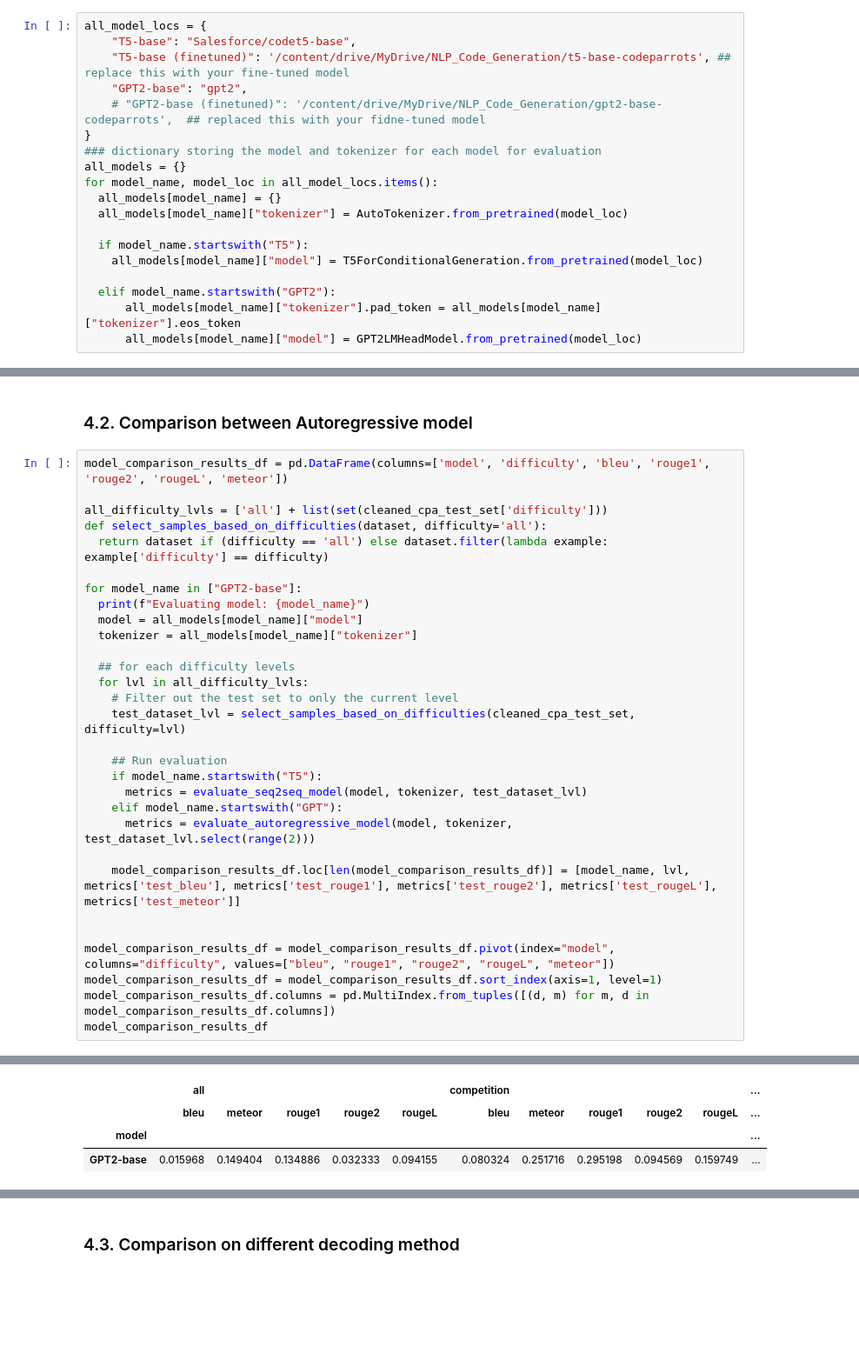
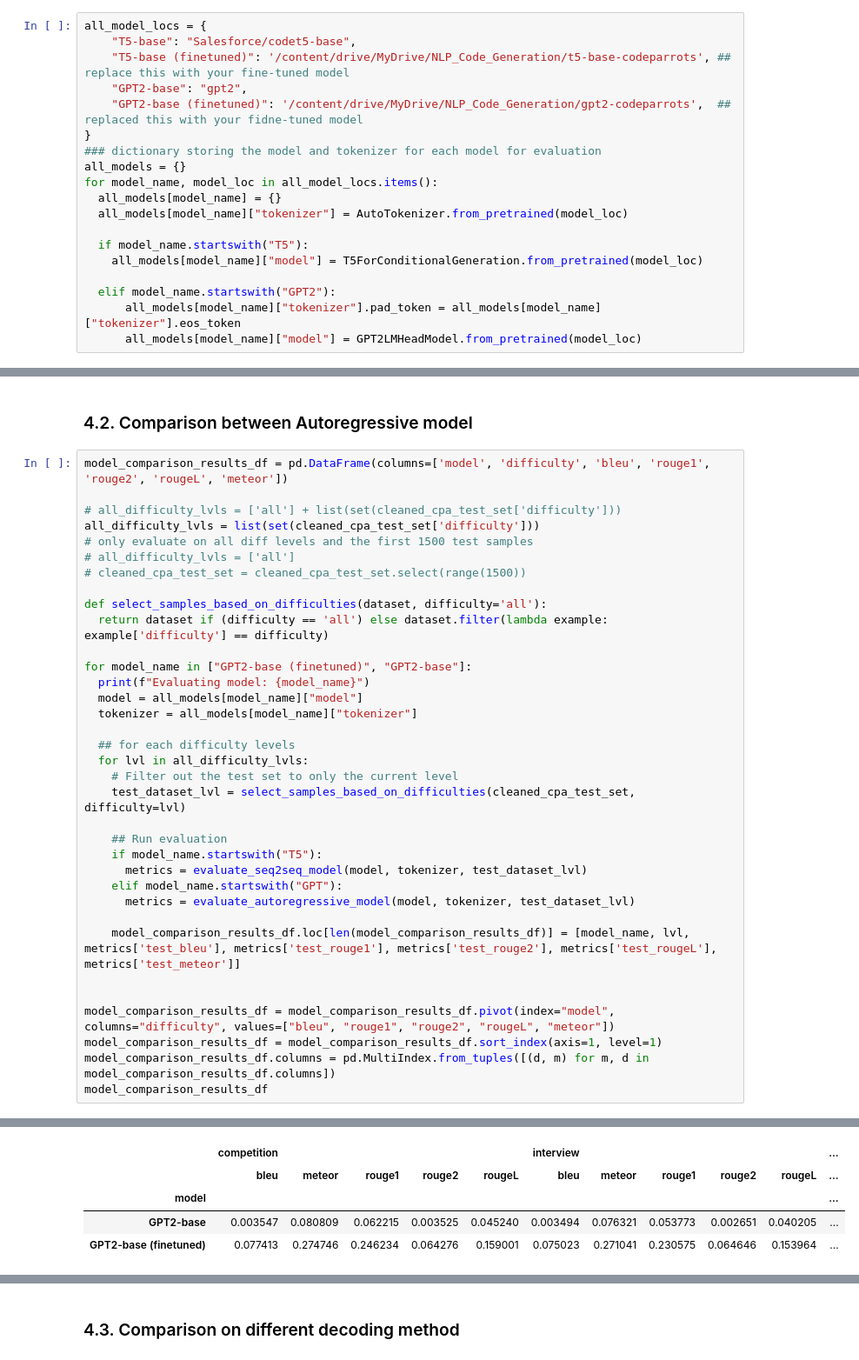
Before and after one commit to 18520339/python-auto-coder, a Jupyter notebook: code_generation_evaluation.ipynb, the cells around one changed output, grey strips where cells are left out. Shown at 87% size. Drawn from its saved outputs; the diff is of its cells as text; blank space fills up the shorter version.

```diff
--- a/code_generation_evaluation.ipynb
+++ b/code_generation_evaluation.ipynb
@@ -107,7 +99,7 @@ all_model_locs = {
     "T5-base": "Salesforce/codet5-base",
     "T5-base (finetuned)": '/content/drive/MyDrive/NLP_Code_Generation/t5-base-codeparrots', ## replace this with your fine-tuned model
     "GPT2-base": "gpt2",
-    # "GPT2-base (finetuned)": '/content/drive/MyDrive/NLP_Code_Generation/gpt2-base-codeparrots',  ## replaced this with your fidne-tuned model
+    "GPT2-base (finetuned)": '/content/drive/MyDrive/NLP_Code_Generation/gpt2-codeparrots',  ## replaced this with your fidne-tuned model
 }
 ### dictionary storing the model and tokenizer for each model for evaluation
 all_models = {}
@@ -298,11 +322,16 @@ Evaluating model: T5-base
 # %%
 model_comparison_results_df = pd.DataFrame(columns=['model', 'difficulty', 'bleu', 'rouge1', 'rouge2', 'rougeL', 'meteor'])
 
-all_difficulty_lvls = ['all'] + list(set(cleaned_cpa_test_set['difficulty']))
+# all_difficulty_lvls = ['all'] + list(set(cleaned_cpa_test_set['difficulty']))
+all_difficulty_lvls = list(set(cleaned_cpa_test_set['difficulty']))
+# only evaluate on all diff levels and the first 1500 test samples
+# all_difficulty_lvls = ['all']
+# cleaned_cpa_test_set = cleaned_cpa_test_set.select(range(1500))
+
 def select_samples_based_on_difficulties(dataset, difficulty='all'):
   return dataset if (difficulty == 'all') else dataset.filter(lambda example: example['difficulty'] == difficulty)
 
-for model_name in ["GPT2-base"]:
+for model_name in ["GPT2-base (finetuned)", "GPT2-base"]:
   print(f"Evaluating model: {model_name}")
   model = all_models[model_name]["model"]
   tokenizer = all_models[model_name]["tokenizer"]
@@ -316,7 +345,7 @@ for model_name in ["GPT2-base"]:
     if model_name.startswith("T5"):
       metrics = evaluate_seq2seq_model(model, tokenizer, test_dataset_lvl)
     elif model_name.startswith("GPT"):
-      metrics = evaluate_autoregressive_model(model, tokenizer, test_dataset_lvl.select(range(2)))
+      metrics = evaluate_autoregressive_model(model, tokenizer, test_dataset_lvl)
 
     model_comparison_results_df.loc[len(model_comparison_results_df)] = [model_name, lvl, metrics['test_bleu'], metrics['test_rouge1'], metrics['test_rouge2'], metrics['test_rougeL'], metrics['test_meteor']]
 
@@ -338,4 +360,5 @@ Setting `pad_token_id` to `eos_token_id`:50256 for open-end generation.
-|  | all |  |  |  |  | competition |  |  |  |  | ... |
+|  | competition |  |  |  |  | interview |  |  |  |  | ... |
 |  | bleu | meteor | rouge1 | rouge2 | rougeL | bleu | meteor | rouge1 | rouge2 | rougeL | ... |
 | model |  |  |  |  |  |  |  |  |  |  | ... |
-| GPT2-base | 0.015968 | 0.149404 | 0.134886 | 0.032333 | 0.094155 | 0.080324 | 0.251716 | 0.295198 | 0.094569 | 0.159749 | ... |
+| GPT2-base | 0.003547 | 0.080809 | 0.062215 | 0.003525 | 0.045240 | 0.003494 | 0.076321 | 0.053773 | 0.002651 | 0.040205 | ... |
+| GPT2-base (finetuned) | 0.077413 | 0.274746 | 0.246234 | 0.064276 | 0.159001 | 0.075023 | 0.271041 | 0.230575 | 0.064646 | 0.153964 | ... |
```
Also changed, not shown: parts of 7 cells of this notebook.
